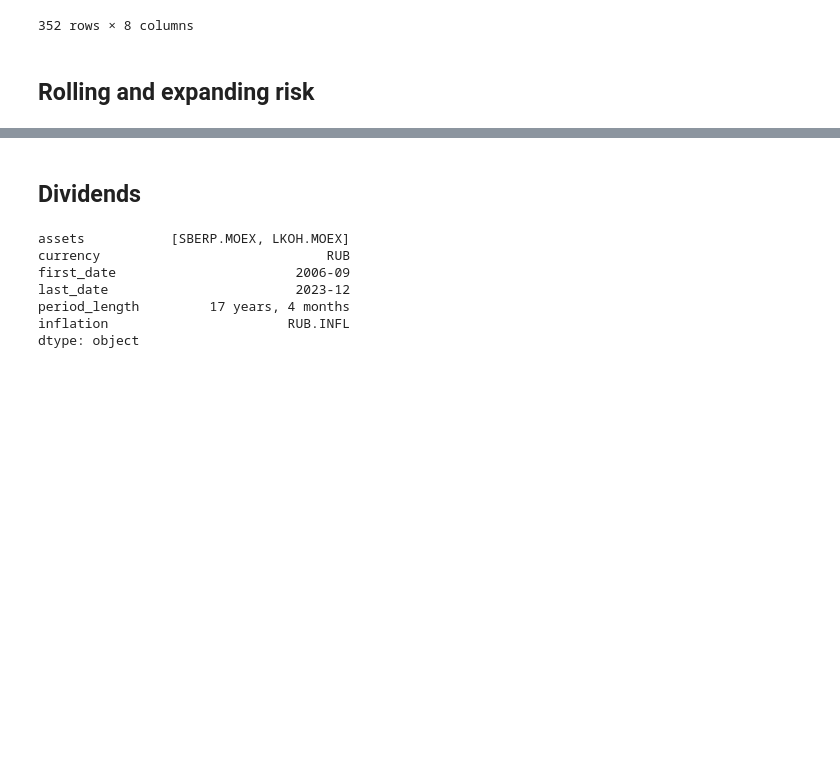
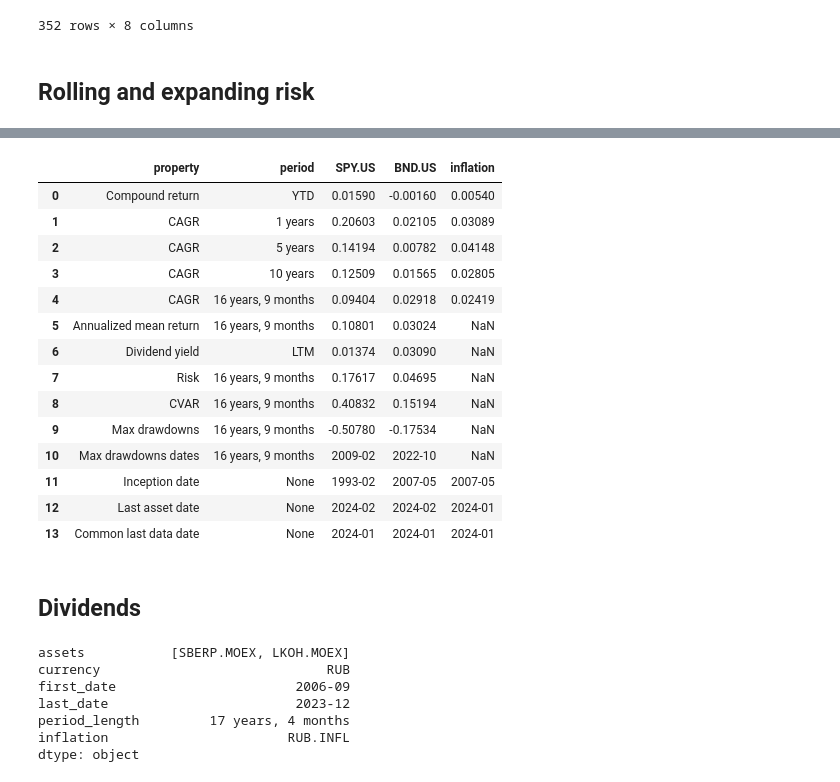
Before and after one commit to mbk-dev/okama, a Jupyter notebook: main_notebook.ipynb, the cells around one changed output, grey strips where cells are left out. Saved outputs shown, nothing was run; the diff lists cells and outputs as text; code cells hidden in the pictures; blank space fills up the shorter version.

```diff
--- a/main_notebook.ipynb
+++ b/main_notebook.ipynb
@@ -126,3 +70,21 @@ Text(0.5, 1.0, 'Годовой риск (стандартное отклонен
+# %%
+al.describe()
+# %% [output]
+|  | property | period | SPY.US | BND.US | inflation |
+| 0 | Compound return | YTD | 0.01590 | -0.00160 | 0.00540 |
+| 1 | CAGR | 1 years | 0.20603 | 0.02105 | 0.03089 |
+| 2 | CAGR | 5 years | 0.14194 | 0.00782 | 0.04148 |
+| 3 | CAGR | 10 years | 0.12509 | 0.01565 | 0.02805 |
+| 4 | CAGR | 16 years, 9 months | 0.09404 | 0.02918 | 0.02419 |
+| 5 | Annualized mean return | 16 years, 9 months | 0.10801 | 0.03024 | NaN |
+| 6 | Dividend yield | LTM | 0.01374 | 0.03090 | NaN |
+| 7 | Risk | 16 years, 9 months | 0.17617 | 0.04695 | NaN |
+| 8 | CVAR | 16 years, 9 months | 0.40832 | 0.15194 | NaN |
+| 9 | Max drawdowns | 16 years, 9 months | -0.50780 | -0.17534 | NaN |
+| 10 | Max drawdowns dates | 16 years, 9 months | 2009-02 | 2022-10 | NaN |
+| 11 | Inception date | None | 1993-02 | 2007-05 | 2007-05 |
+| 12 | Last asset date | None | 2024-02 | 2024-02 | 2024-01 |
+| 13 | Common last data date | None | 2024-01 | 2024-01 | 2024-01 |
 # %% [markdown]
 ## Dividends
 # %%
```
Also changed, not shown: parts of 12 cells of this notebook, 1 other file.
